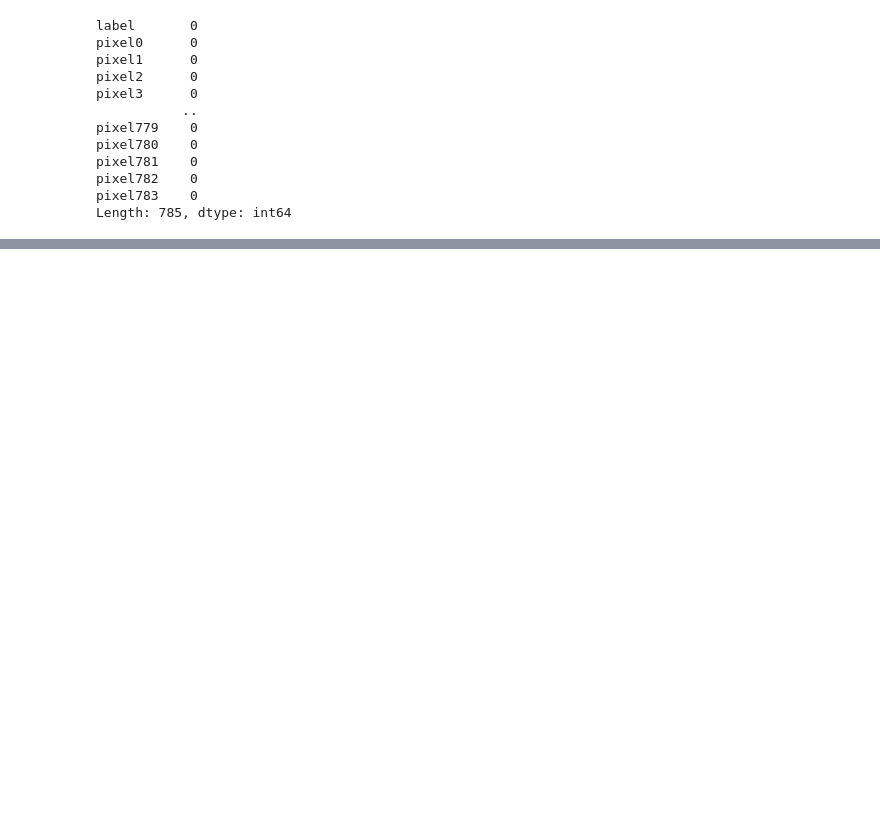
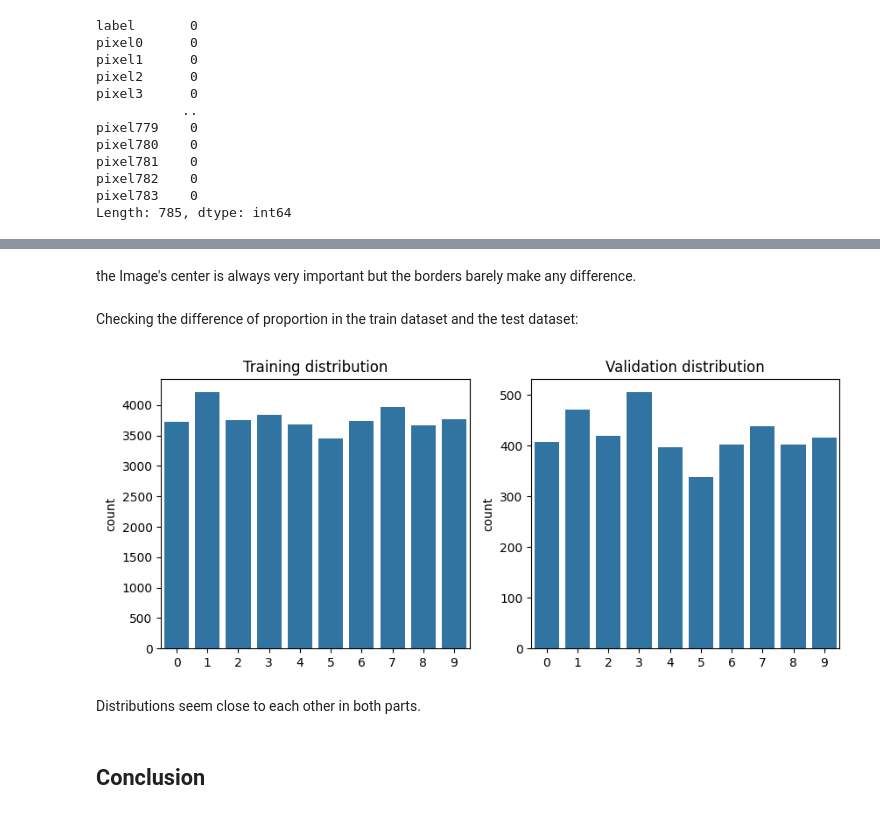
Before and after one commit to nogsposito/digit-recognizer, a Jupyter notebook: notebooks/01_eda.ipynb, the cells around one changed output, grey strips where cells are left out. Saved outputs shown, nothing was run; the diff lists cells and outputs as text; code cells hidden in the pictures; blank space fills up the shorter version.

```diff
--- a/notebooks/01_eda.ipynb
+++ b/notebooks/01_eda.ipynb
@@ -61,0 +147,20 @@ plt.show()
+# %% [markdown]
+the Image's center is always very important but the borders barely make any difference.
+# %% [markdown]
+Checking the difference of proportion in the train dataset and the test dataset:
+# %%
+plt.figure(figsize=(10,4))
+plt.subplot(1, 2, 1)
+sns.countplot(x = Y_train.argmax(axis=1))
+plt.title('Training distribution')
+
+plt.subplot(1, 2, 2)
+sns.countplot(x = Y_val.argmax(axis=1))
+plt.title('Validation distribution')
+plt.show()
+# %% [output]
+[figure, added]
+# %% [markdown]
+Distributions seem close to each other in both parts.
+# %% [markdown]
+## Conclusion
```
Also changed, not shown: parts of 25 cells of this notebook, 1 other file.
